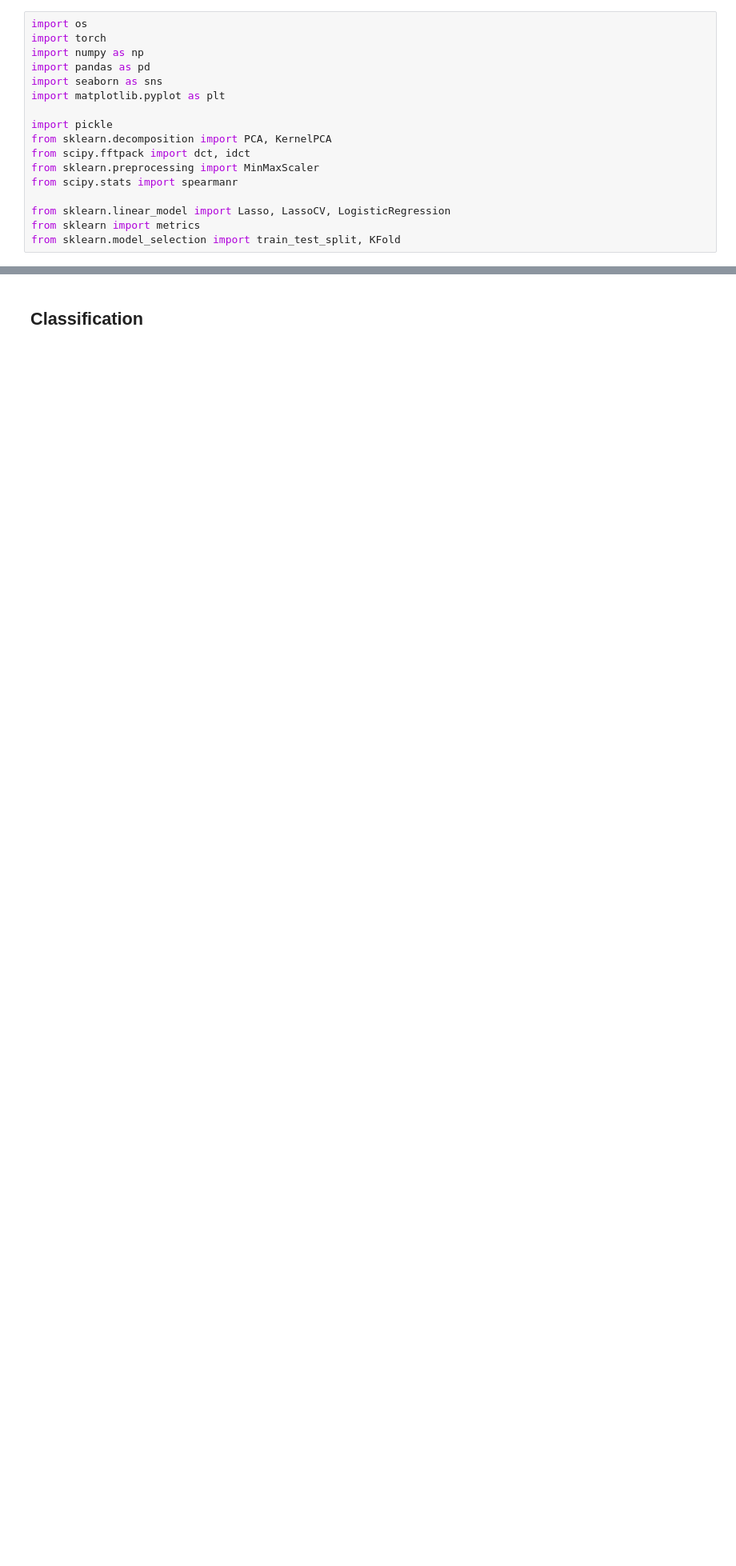
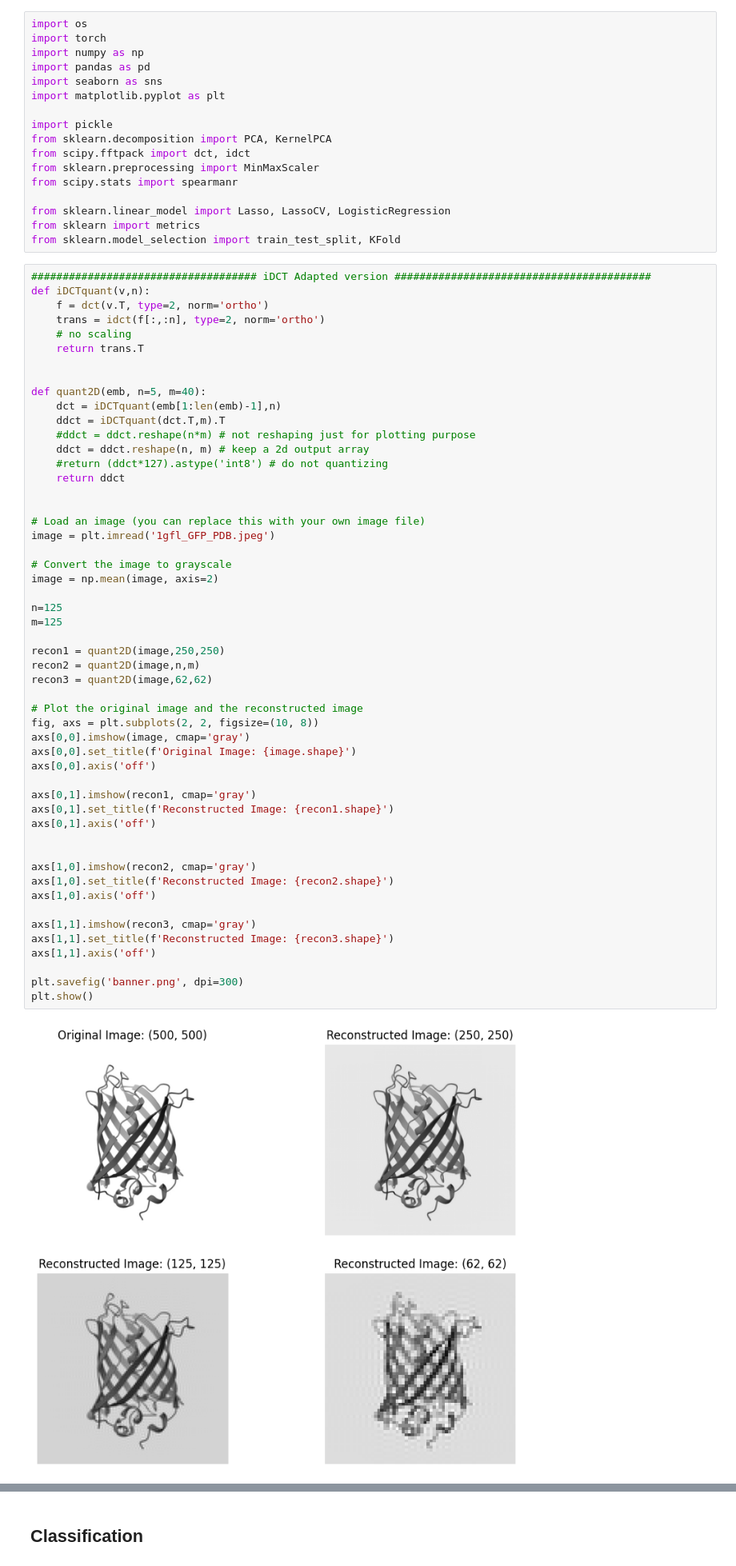
Before and after one commit to ziul-bio/SWAT, a Jupyter notebook: feature_compression.ipynb, the cells around one changed output, grey strips where cells are left out. Shown at 80% size. Saved outputs shown, nothing was run; the diff lists cells and outputs as text; blank space fills up the shorter version.

```diff
--- a/feature_compression.ipynb
+++ b/feature_compression.ipynb
@@ -17,6 +17,60 @@ from scipy.stats import spearmanr
 from sklearn.linear_model import Lasso, LassoCV, LogisticRegression
 from sklearn import metrics
 from sklearn.model_selection import train_test_split, KFold
+# %%
+#################################### iDCT Adapted version #########################################
+def iDCTquant(v,n):
+    f = dct(v.T, type=2, norm='ortho')
+    trans = idct(f[:,:n], type=2, norm='ortho')
+    # no scaling
+    return trans.T
+
+
+def quant2D(emb, n=5, m=40):
+    dct = iDCTquant(emb[1:len(emb)-1],n)
+    ddct = iDCTquant(dct.T,m).T
+    #ddct = ddct.reshape(n*m) # not reshaping just for plotting purpose
+    ddct = ddct.reshape(n, m) # keep a 2d output array
+    #return (ddct*127).astype('int8') # do not quantizing
+    return ddct
+
+
+# Load an image (you can replace this with your own image file)
+image = plt.imread('1gfl_GFP_PDB.jpeg')
+
+# Convert the image to grayscale
+image = np.mean(image, axis=2)
+
+n=125
+m=125
+
+recon1 = quant2D(image,250,250)
+recon2 = quant2D(image,n,m)
+recon3 = quant2D(image,62,62)
+
+# Plot the original image and the reconstructed image
+fig, axs = plt.subplots(2, 2, figsize=(10, 8))
+axs[0,0].imshow(image, cmap='gray')
+axs[0,0].set_title(f'Original Image: {image.shape}')
+axs[0,0].axis('off')
+
+axs[0,1].imshow(recon1, cmap='gray')
+axs[0,1].set_title(f'Reconstructed Image: {recon1.shape}')
+axs[0,1].axis('off')
+
+
+axs[1,0].imshow(recon2, cmap='gray')
+axs[1,0].set_title(f'Reconstructed Image: {recon2.shape}')
+axs[1,0].axis('off')
+
+axs[1,1].imshow(recon3, cmap='gray')
+axs[1,1].set_title(f'Reconstructed Image: {recon3.shape}')
+axs[1,1].axis('off')
+
+plt.savefig('banner.png', dpi=300)
+plt.show()
+# %% [output]
+[figure, added]
 # %%
 def features_scaler(features):
     '''Scale the features by min-max scaler, to ensure that the features selected by Lasso are not biased by the scale of the features'''
```
Also changed, not shown: parts of 13 cells of this notebook, 6 other files.
